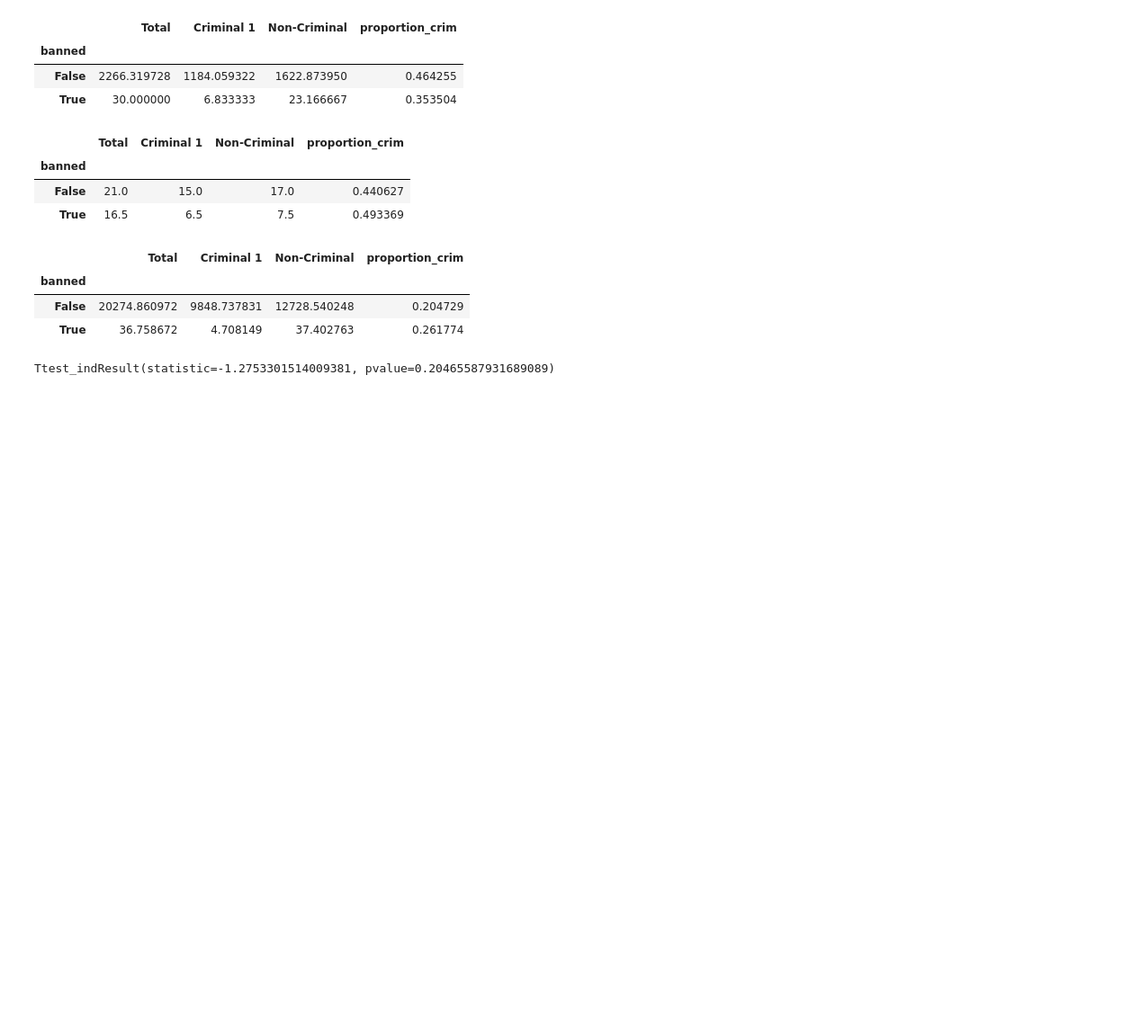
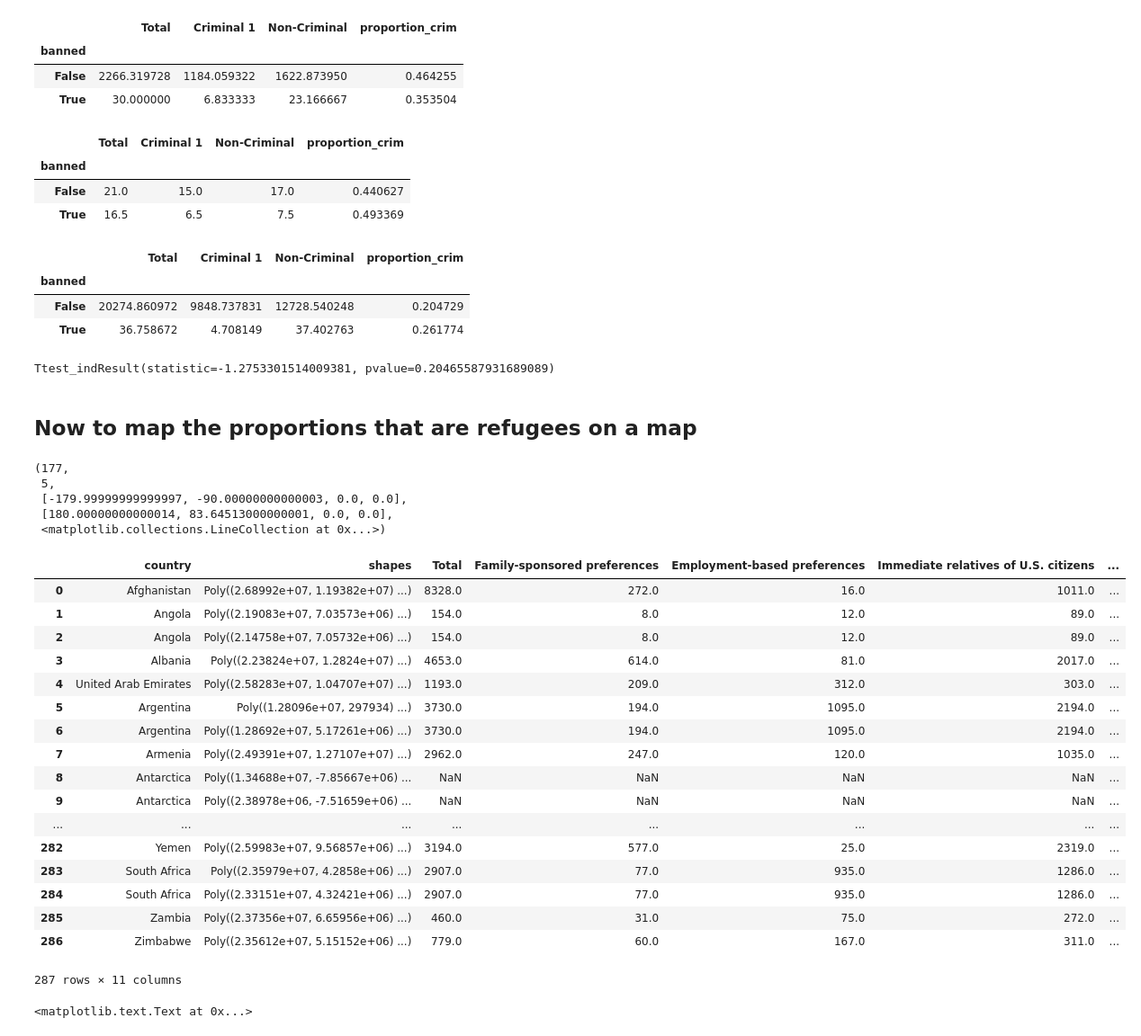
Before and after one commit to aschi2/141BProject, a Jupyter notebook: Immigration Final Project.ipynb, the cells around one changed output. Shown: that part at 90% size. Drawn from its saved outputs; the diff is of its cells as text; code cells hidden in the pictures; blank space fills up the shorter version.

```diff
--- a/Immigration Final Project.ipynb
+++ b/Immigration Final Project.ipynb
@@ -303,3 +337,5 @@ falsesremove = remove2015[remove2015['banned']==False]
 ttest_ind(truesremove['proportion_crim'], falsesremove['proportion_crim'],nan_policy='omit')
 # %% [output]
 Ttest_indResult(statistic=-1.2753301514009381, pvalue=0.20465587931689089)
+# %% [markdown]
+## Now to map the proportions that are refugees on a map
@@ -305,0 +344,66 @@ Ttest_indResult(statistic=-1.2753301514009381, pvalue=0.20465587931689089)
+# %%
+m = Basemap(resolution='h', # c, l, i, h, f or None
+            projection='merc',
+            lat_0=25.5, lon_0=10.8,
+            llcrnrlon=-180.7, llcrnrlat= -56.7, urcrnrlon=180, urcrnrlat=78)
+# %%
+m.drawmapboundary(fill_color='#46bcec')
+m.fillcontinents(color='#f2f2f2',lake_color='#46bcec')
+m.drawcoastlines()
+m.readshapefile('Shapefile/ne_110m_admin_0_countries','country')
+# %% [output]
+(177,
+ 5,
+ [-179.99999999999997, -90.00000000000003, 0.0, 0.0],
+ [180.00000000000014, 83.64513000000001, 0.0, 0.0],
+ <matplotlib.collections.LineCollection at 0x...>)
+# %%
+df_poly = pd.DataFrame({
+        'shapes': [Polygon(np.array(shape), True) for shape in m.country],
+        'country': [info['brk_name'] for info in m.country_info]
+        })
+
+df_poly = df_poly.merge(greencard, on='country', how='left')
+# %%
+df_poly
+# %% [output]
+|  | country | shapes | Total | Family-sponsored preferences | Employment-based preferences | Immediate relatives of U.S. citizens | ... |
+| 0 | Afghanistan | Poly((2.68992e+07, 1.19382e+07) ...) | 8328.0 | 272.0 | 16.0 | 1011.0 | ... |
+| 1 | Angola | Poly((2.19083e+07, 7.03573e+06) ...) | 154.0 | 8.0 | 12.0 | 89.0 | ... |
+| 2 | Angola | Poly((2.14758e+07, 7.05732e+06) ...) | 154.0 | 8.0 | 12.0 | 89.0 | ... |
+| 3 | Albania | Poly((2.23824e+07, 1.2824e+07) ...) | 4653.0 | 614.0 | 81.0 | 2017.0 | ... |
+| 4 | United Arab Emirates | Poly((2.58283e+07, 1.04707e+07) ...) | 1193.0 | 209.0 | 312.0 | 303.0 | ... |
+| 5 | Argentina | Poly((1.28096e+07, 297934) ...) | 3730.0 | 194.0 | 1095.0 | 2194.0 | ... |
+| 6 | Argentina | Poly((1.28692e+07, 5.17261e+06) ...) | 3730.0 | 194.0 | 1095.0 | 2194.0 | ... |
+| 7 | Armenia | Poly((2.49391e+07, 1.27107e+07) ...) | 2962.0 | 247.0 | 120.0 | 1035.0 | ... |
+| 8 | Antarctica | Poly((1.34688e+07, -7.85667e+06) ... | NaN | NaN | NaN | NaN | ... |
+| 9 | Antarctica | Poly((2.38978e+06, -7.51659e+06) ... | NaN | NaN | NaN | NaN | ... |
+| ... | ... | ... | ... | ... | ... | ... | ... |
+| 282 | Yemen | Poly((2.59983e+07, 9.56857e+06) ...) | 3194.0 | 577.0 | 25.0 | 2319.0 | ... |
+| 283 | South Africa | Poly((2.35979e+07, 4.2858e+06) ...) | 2907.0 | 77.0 | 935.0 | 1286.0 | ... |
+| 284 | South Africa | Poly((2.33151e+07, 4.32421e+06) ...) | 2907.0 | 77.0 | 935.0 | 1286.0 | ... |
+| 285 | Zambia | Poly((2.37356e+07, 6.65956e+06) ...) | 460.0 | 31.0 | 75.0 | 272.0 | ... |
+| 286 | Zimbabwe | Poly((2.35612e+07, 5.15152e+06) ...) | 779.0 | 60.0 | 167.0 | 311.0 | ... |
+287 rows × 11 columns
+# %%
+
+m.fillcontinents(color='#f2f2f2',lake_color='#46bcec')
+m.drawcoastlines()
+
+m.readshapefile('Shapefile/ne_110m_admin_0_countries','country')
+cmap = plt.get_cmap('PuBuGn')
+pc = PatchCollection(df_poly.shapes, zorder=2)
+norm = Normalize()
+
+pc.set_facecolor(cmap(norm(df_poly['refugee_to_total'].fillna(0).values)))
+ax.add_collection(pc)
+
+mapper = matplotlib.cm.ScalarMappable(norm=norm, cmap=cmap)
+
+mapper.set_array(df_poly['refugee_to_total'])
+plt.colorbar(mapper, shrink=0.3)
+
+m.readshapefile('Shapefile/ne_110m_admin_0_countries','country')
+plt.title("Proportion of Green Card Recipiants who are Refugees")
+# %% [output]
+<matplotlib.text.Text at 0x...>
```
Also changed, not shown: parts of 27 cells of this notebook.
